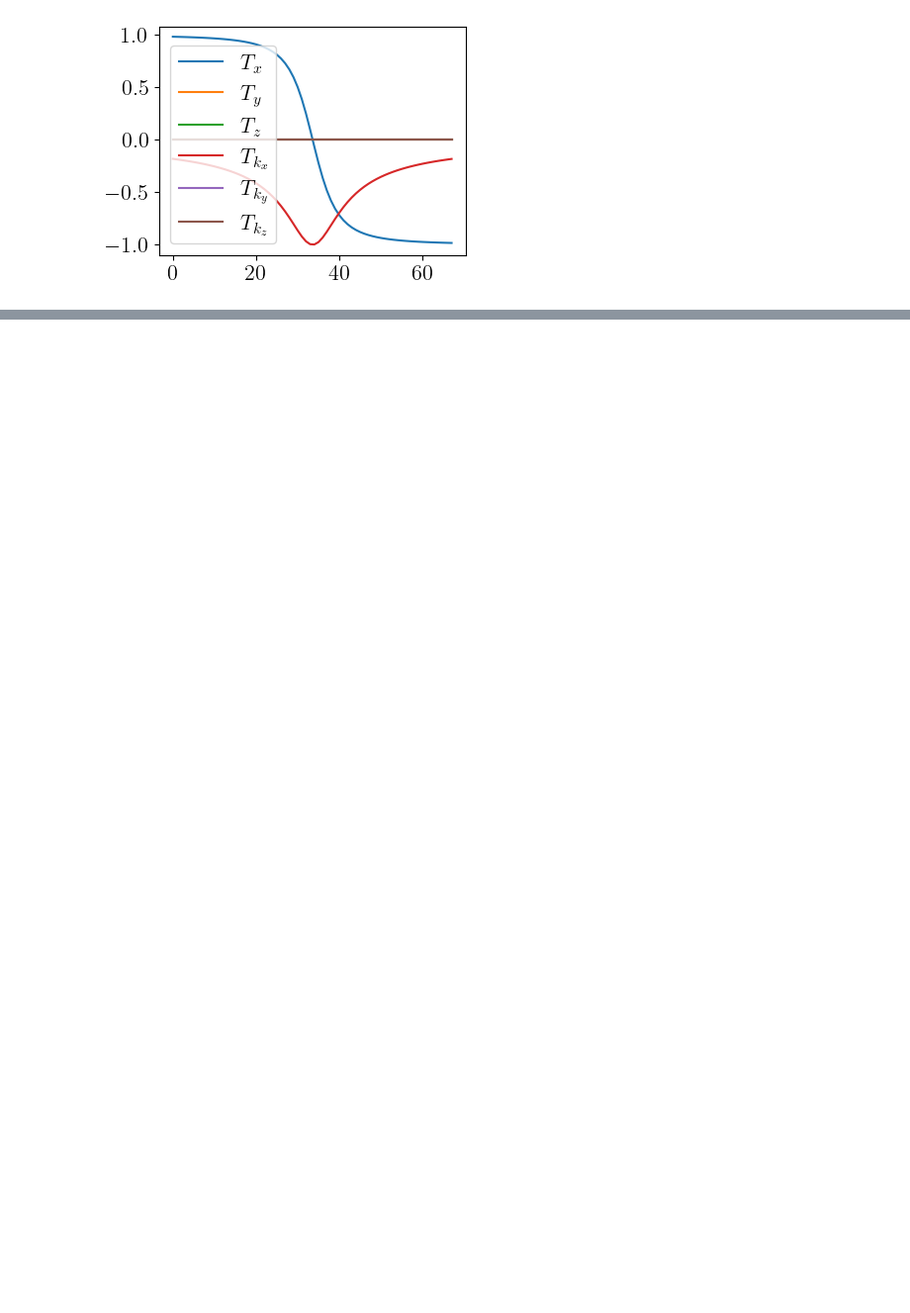
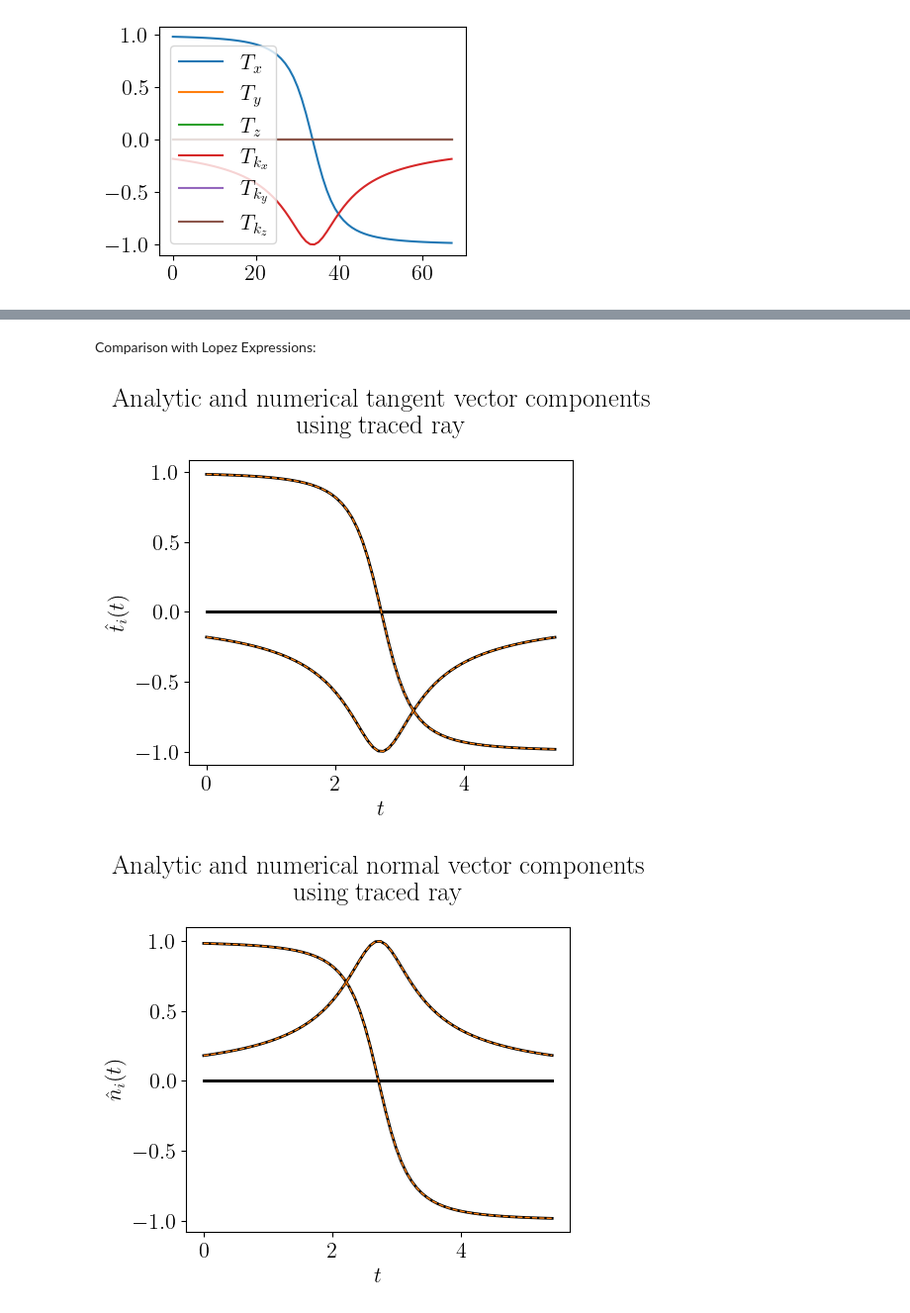
Before and after one commit to runehoejlund/plasma-ray-tracer, a Jupyter notebook: MGO/mgo.ipynb, the cells around one changed output, grey strips where cells are left out. Shown at 99% size. Drawn from its saved outputs; the diff is of its cells as text; code cells hidden in the pictures; blank space fills up the shorter version.

```diff
--- a/MGO/mgo.ipynb
+++ b/MGO/mgo.ipynb
@@ -191,0 +215,25 @@ plt.show()
+# %% [markdown]
+Comparison with Lopez Expressions:
+# %%
+v_ex = np.sqrt(1+4*(ks[..., 0]**2))
+T_ex = np.stack([ 1/v_ex * 2*ks[..., 0], -1/v_ex * np.ones_like(ks[..., 0])], axis=-1) # tangent matrix from Lopez example
+N_ex = np.stack([ 1/v_ex * np.ones_like(ks[..., 0]), 1/v_ex * 2*ks[..., 0] ], axis=-1)
+
+plt.figure(figsize=(5,4))
+plt.plot(t, T[:, 0, 0, 0, :], '-', color='black', linewidth=2, label='approx')
+plt.plot(t, T_ex[:, 0, 0, :], '--', color='tab:orange', linewidth=1, label='exact')
+plt.xlabel(r'$t$')
+plt.ylabel(r'$\hat{t}_i(t)$')
+plt.title('Analytic and numerical tangent vector components \n using traced ray')
+plt.show()
+
+plt.figure(figsize=(5,4))
+plt.plot(t, N[:, 0, 0, 0, :], '-', color='black', linewidth=2, label='approx')
+plt.plot(t, N_ex[:, 0, 0, :], '--', color='tab:orange', linewidth=1, label='exact')
+plt.xlabel(r'$t$')
+plt.ylabel(r'$\hat{n}_i(t)$')
+plt.title('Analytic and numerical normal vector components \n using traced ray')
+plt.show()
+# %% [output]
+[figure, added]
+[figure, added]
```
Also changed, not shown: parts of 26 cells of this notebook.
